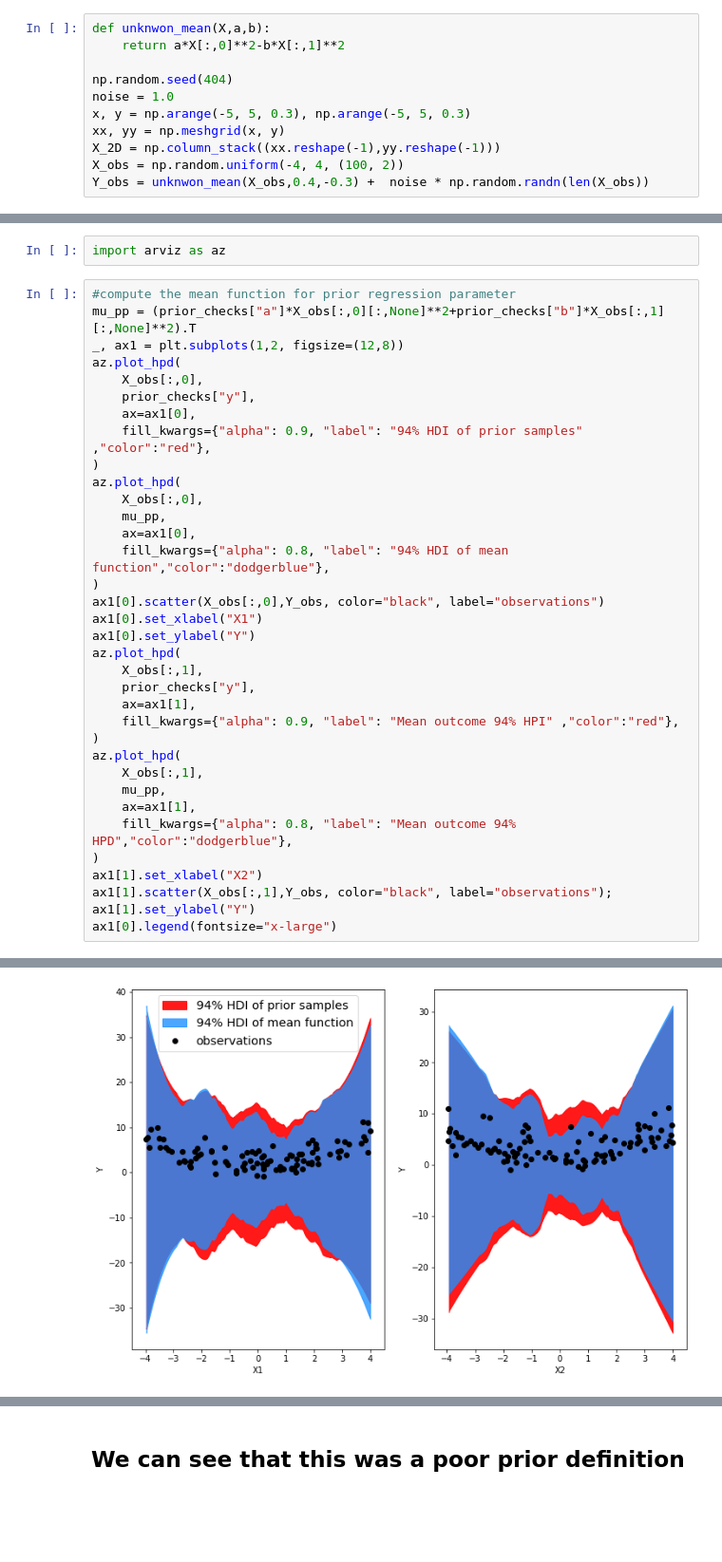
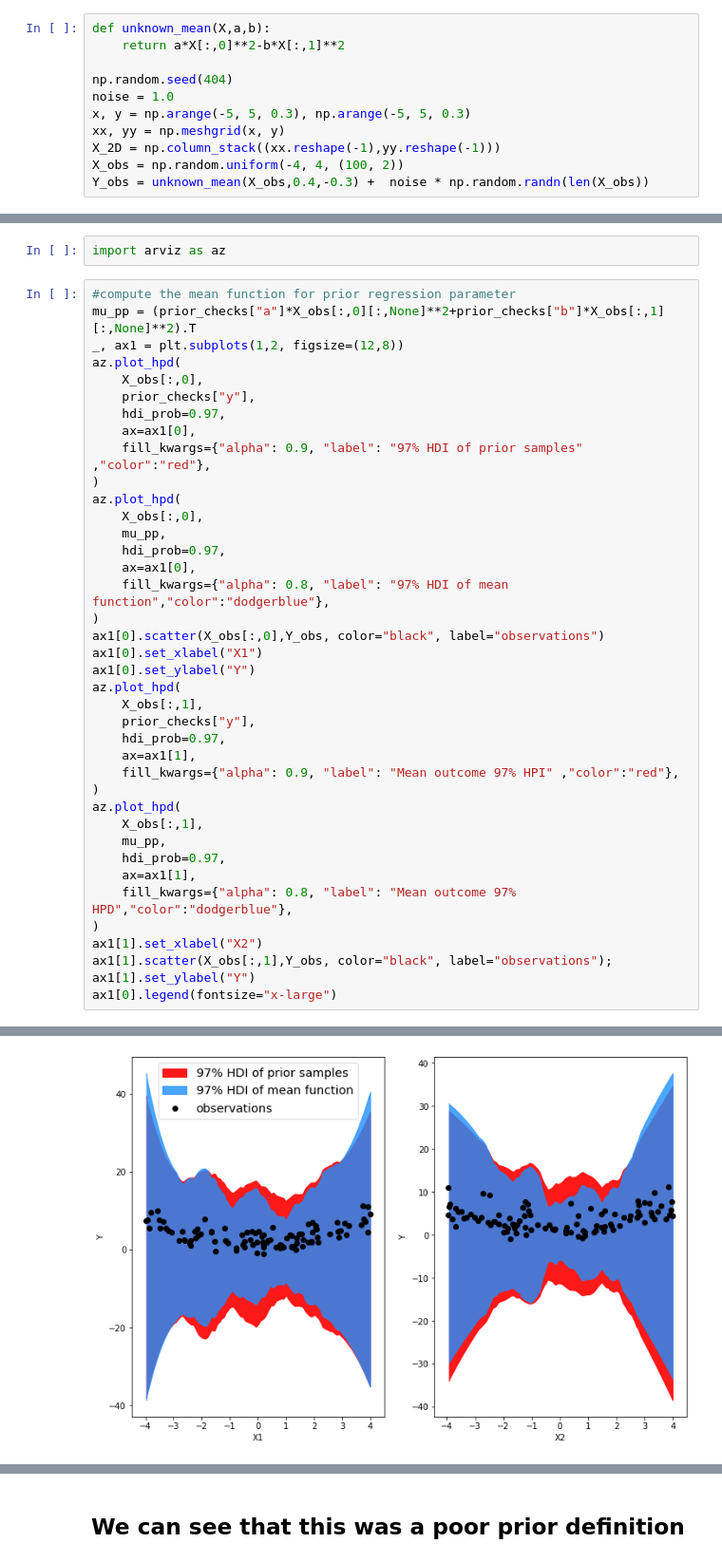
Before and after one commit to jsve96/MA_GPR, a Jupyter notebook: Example_2.ipynb, the cells around one changed output, grey strips where cells are left out. Shown at 95% size. Drawn from its saved outputs; the diff is of its cells as text; blank space fills up the shorter version.

```diff
--- a/Example_2.ipynb
+++ b/Example_2.ipynb
@@ -24,7 +24,7 @@ We choose a quadratic polynomial and assume that the observations are dissorted
 $$Y_{obs}=aX_{1}^{2}+bX_{2}^{2}+ \epsilon$$,
 with $a=0.4,b=0.3$ and $\epsilon \sim N(0,1)$.
 # %%
-def unknwon_mean(X,a,b):
+def unknown_mean(X,a,b):
     return a*X[:,0]**2-b*X[:,1]**2
 
 np.random.seed(404)
@@ -33,7 +33,7 @@ x, y = np.arange(-5, 5, 0.3), np.arange(-5, 5, 0.3)
 xx, yy = np.meshgrid(x, y)
 X_2D = np.column_stack((xx.reshape(-1),yy.reshape(-1)))
 X_obs = np.random.uniform(-4, 4, (100, 2))
-Y_obs = unknwon_mean(X_obs,0.4,-0.3) +  noise * np.random.randn(len(X_obs))
+Y_obs = unknown_mean(X_obs,0.4,-0.3) +  noise * np.random.randn(len(X_obs))
 # %%
 fig_1 ,(ax1,ax2) = plt.subplots(1,2,figsize=(10,4))
 ax1.scatter(X_obs[:,0],Y_obs, c=Y_obs, cmap=cm.jet)
@@ -191,35 +191,39 @@ mu_pp = (prior_checks["a"]*X_obs[:,0][:,None]**2+prior_checks["b"]*X_obs[:,1][:,
 _, ax1 = plt.subplots(1,2, figsize=(12,8))
 az.plot_hpd(
     X_obs[:,0],
     prior_checks["y"],
+    hdi_prob=0.97,
     ax=ax1[0],
-    fill_kwargs={"alpha": 0.9, "label": "94% HDI of prior samples" ,"color":"red"},
+    fill_kwargs={"alpha": 0.9, "label": "97% HDI of prior samples" ,"color":"red"},
 )
 az.plot_hpd(
     X_obs[:,0],
     mu_pp,
+    hdi_prob=0.97,
     ax=ax1[0],
-    fill_kwargs={"alpha": 0.8, "label": "94% HDI of mean function","color":"dodgerblue"},
+    fill_kwargs={"alpha": 0.8, "label": "97% HDI of mean function","color":"dodgerblue"},
 )
 ax1[0].scatter(X_obs[:,0],Y_obs, color="black", label="observations")
 ax1[0].set_xlabel("X1")
 ax1[0].set_ylabel("Y")
 az.plot_hpd(
     X_obs[:,1],
     prior_checks["y"],
+    hdi_prob=0.97,
     ax=ax1[1],
-    fill_kwargs={"alpha": 0.9, "label": "Mean outcome 94% HPI" ,"color":"red"},
+    fill_kwargs={"alpha": 0.9, "label": "Mean outcome 97% HPI" ,"color":"red"},
 )
 az.plot_hpd(
     X_obs[:,1],
     mu_pp,
+    hdi_prob=0.97,
     ax=ax1[1],
-    fill_kwargs={"alpha": 0.8, "label": "Mean outcome 94% HPD","color":"dodgerblue"},
+    fill_kwargs={"alpha": 0.8, "label": "Mean outcome 97% HPD","color":"dodgerblue"},
 )
 ax1[1].set_xlabel("X2")
 ax1[1].scatter(X_obs[:,1],Y_obs, color="black", label="observations");
 ax1[1].set_ylabel("Y")
 ax1[0].legend(fontsize="x-large")
 # %% [output]
 <matplotlib.legend.Legend at 0x...>
-[figure, old version]
+[figure, new version]
```
Also changed, not shown: parts of 10 cells of this notebook.
